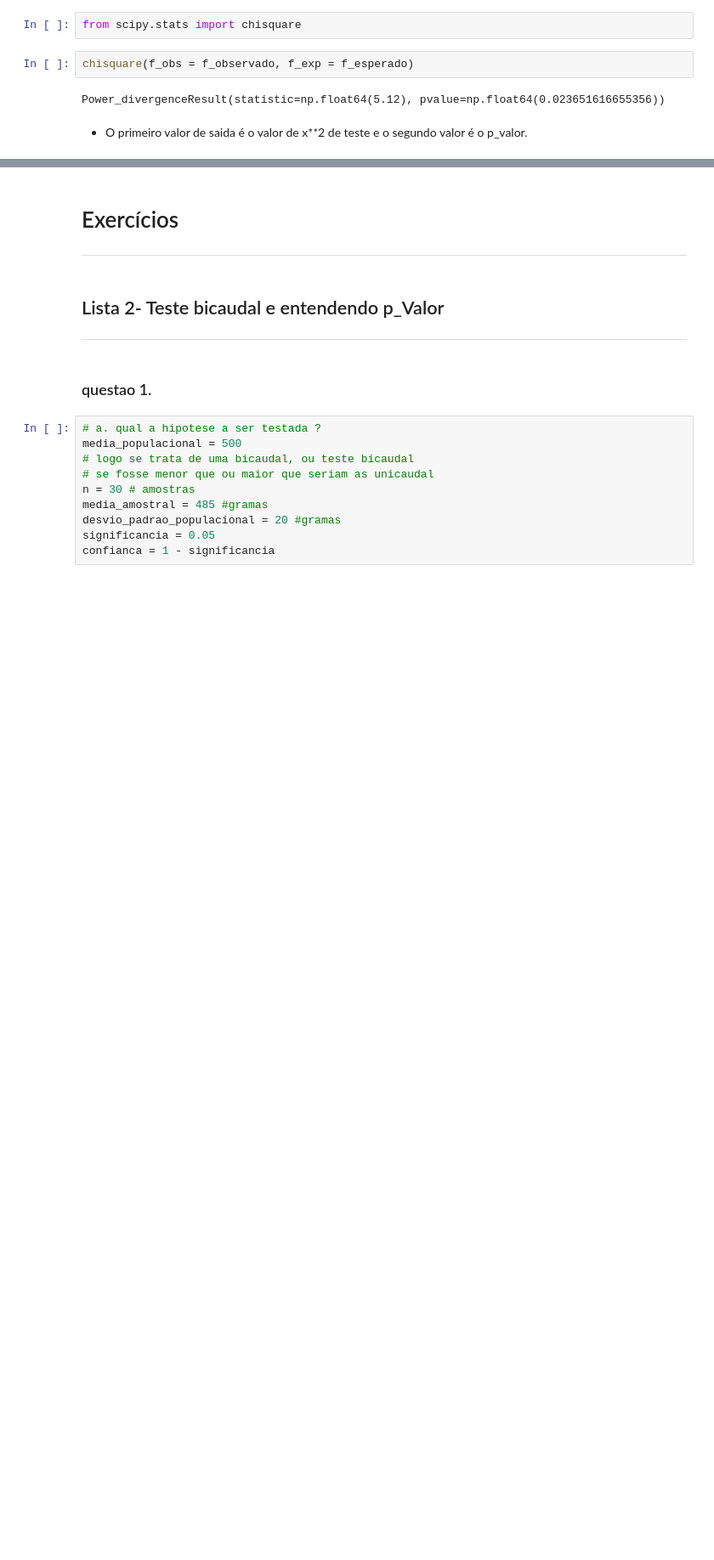
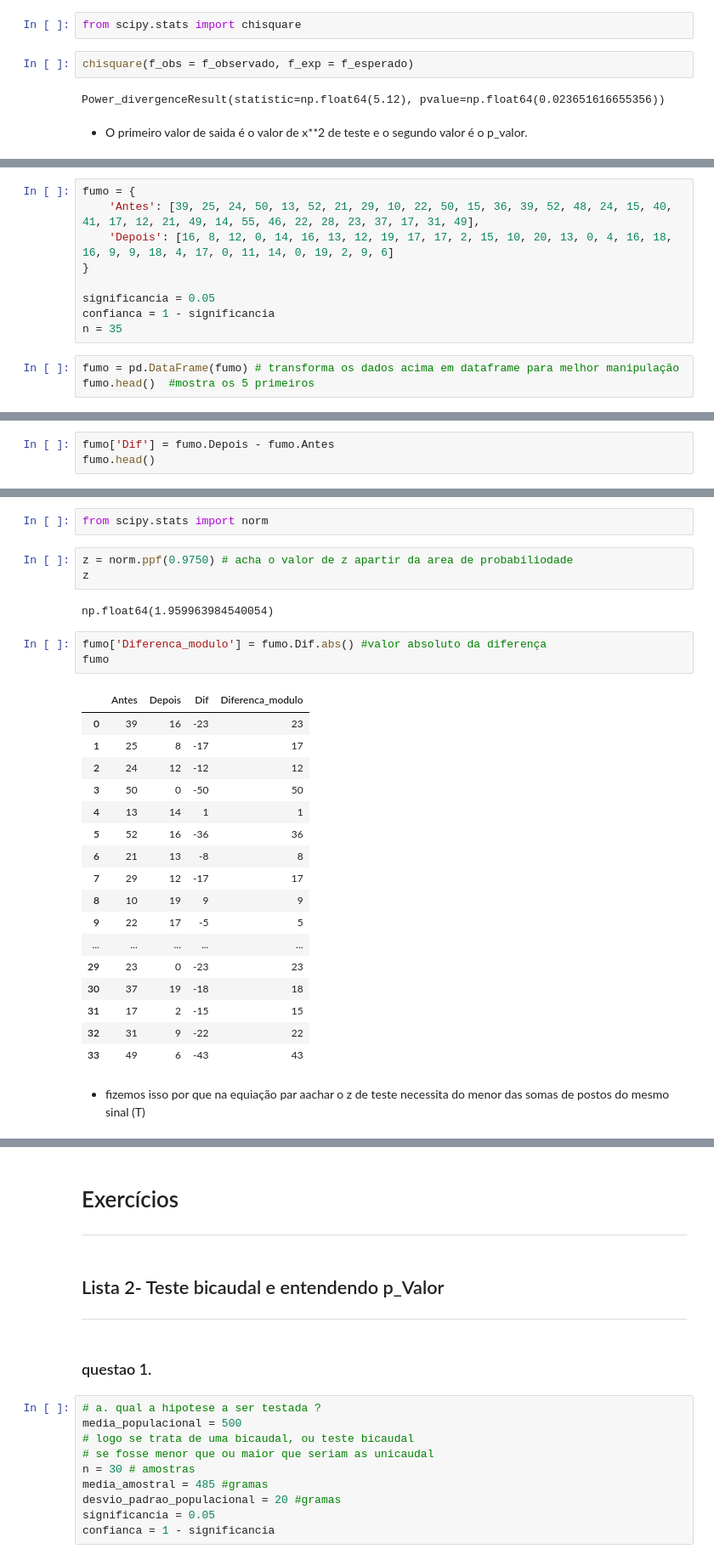
Before and after one commit to JonasSouza871/Machine-Learning-Statistics-Studies, a Jupyter notebook: Testes_de_Hipóteses.ipynb, the cells around one changed output, grey strips where cells are left out. Shown at 85% size. Saved outputs shown, nothing was run; the diff lists cells and outputs as text; blank space fills up the shorter version.

Commit message:
Adicionando aula sobre teste de wilcoxon

```diff
--- a/Testes_de_Hipóteses.ipynb
+++ b/Testes_de_Hipóteses.ipynb
@@ -628,0 +641,12 @@ Power_divergenceResult(statistic=np.float64(5.12), pvalue=np.float64(0.023651616
+# %%
+fumo = {
+    'Antes': [39, 25, 24, 50, 13, 52, 21, 29, 10, 22, 50, 15, 36, 39, 52, 48, 24, 15, 40, 41, 17, 12, 21, 49, 14, 55, 46, 22, 28, 23, 37, 17, 31, 49],
+    'Depois': [16, 8, 12, 0, 14, 16, 13, 12, 19, 17, 17, 2, 15, 10, 20, 13, 0, 4, 16, 18, 16, 9, 9, 18, 4, 17, 0, 11, 14, 0, 19, 2, 9, 6]
+}
+
+significancia = 0.05
+confianca = 1 - significancia
+n = 35
+# %%
+fumo = pd.DataFrame(fumo) # transforma os dados acima em dataframe para melhor manipulação
+fumo.head()  #mostra os 5 primeiros
@@ -628,0 +670,3 @@ Power_divergenceResult(statistic=np.float64(5.12), pvalue=np.float64(0.023651616
+# %%
+fumo['Dif'] = fumo.Depois - fumo.Antes
+fumo.head()
@@ -628,0 +680,30 @@ Power_divergenceResult(statistic=np.float64(5.12), pvalue=np.float64(0.023651616
+# %%
+from scipy.stats import norm
+# %%
+z = norm.ppf(0.9750) # acha o valor de z apartir da area de probabiliodade
+z
+# %% [output]
+np.float64(1.959963984540054)
+# %%
+fumo['Diferenca_modulo'] = fumo.Dif.abs() #valor absoluto da diferença
+fumo
+# %% [output]
+|  | Antes | Depois | Dif | Diferenca_modulo |
+| 0 | 39 | 16 | -23 | 23 |
+| 1 | 25 | 8 | -17 | 17 |
+| 2 | 24 | 12 | -12 | 12 |
+| 3 | 50 | 0 | -50 | 50 |
+| 4 | 13 | 14 | 1 | 1 |
+| 5 | 52 | 16 | -36 | 36 |
+| 6 | 21 | 13 | -8 | 8 |
+| 7 | 29 | 12 | -17 | 17 |
+| 8 | 10 | 19 | 9 | 9 |
+| 9 | 22 | 17 | -5 | 5 |
+| ... | ... | ... | ... | ... |
+| 29 | 23 | 0 | -23 | 23 |
+| 30 | 37 | 19 | -18 | 18 |
+| 31 | 17 | 2 | -15 | 15 |
+| 32 | 31 | 9 | -22 | 22 |
+| 33 | 49 | 6 | -43 | 43 |
+# %% [markdown]
+- fizemos isso por que na equiação par aachar o z de teste necessita do menor das somas de postos do mesmo sinal (T)
```
Also changed, not shown: parts of 15 cells of this notebook.
